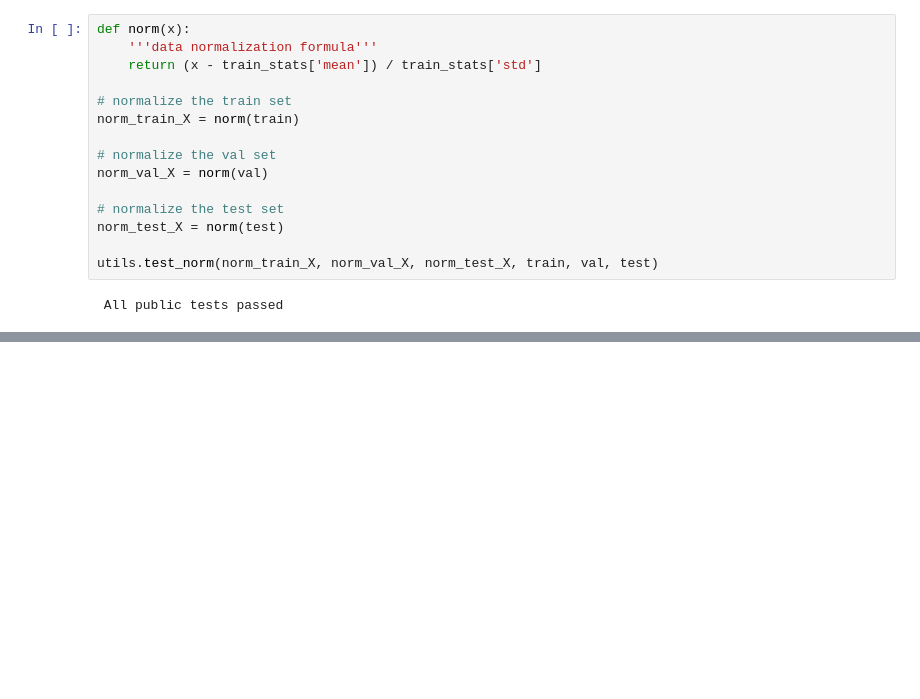
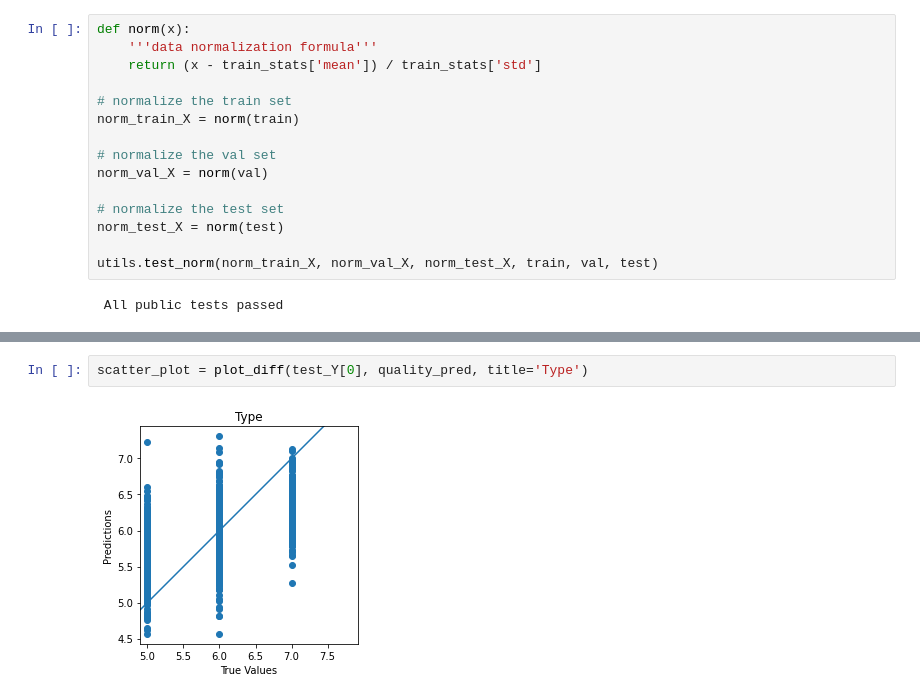
Before and after one commit to brilliant-ember/Machine_learning_notes, a Jupyter notebook: advanced_TF_specialization/course_1_labs/functionalAPI.ipynb, the cells around one changed output, grey strips where cells are left out. Drawn from its saved outputs; the diff is of its cells as text; blank space fills up the shorter version.

```diff
--- a/advanced_TF_specialization/course_1_labs/functionalAPI.ipynb
+++ b/advanced_TF_specialization/course_1_labs/functionalAPI.ipynb
@@ -276,0 +393,4 @@ tf.version
+# %%
+scatter_plot = plot_diff(test_Y[0], quality_pred, title='Type')
+# %% [output]
+[figure, added]
```
Also changed, not shown: parts of 15 cells of this notebook, 7 other files.
